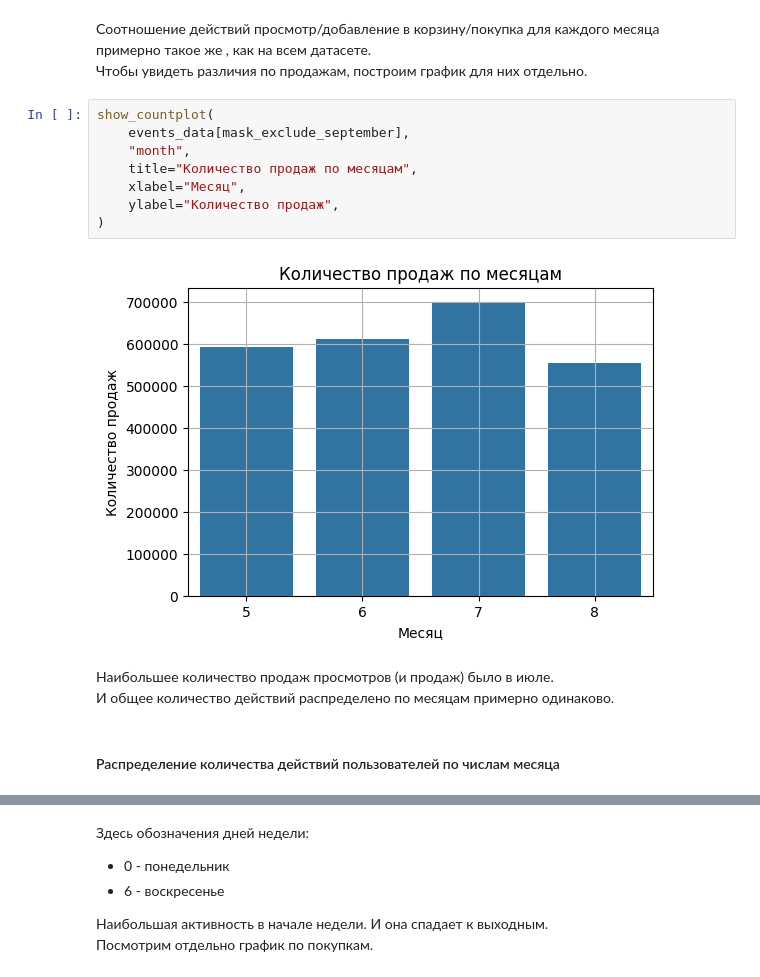
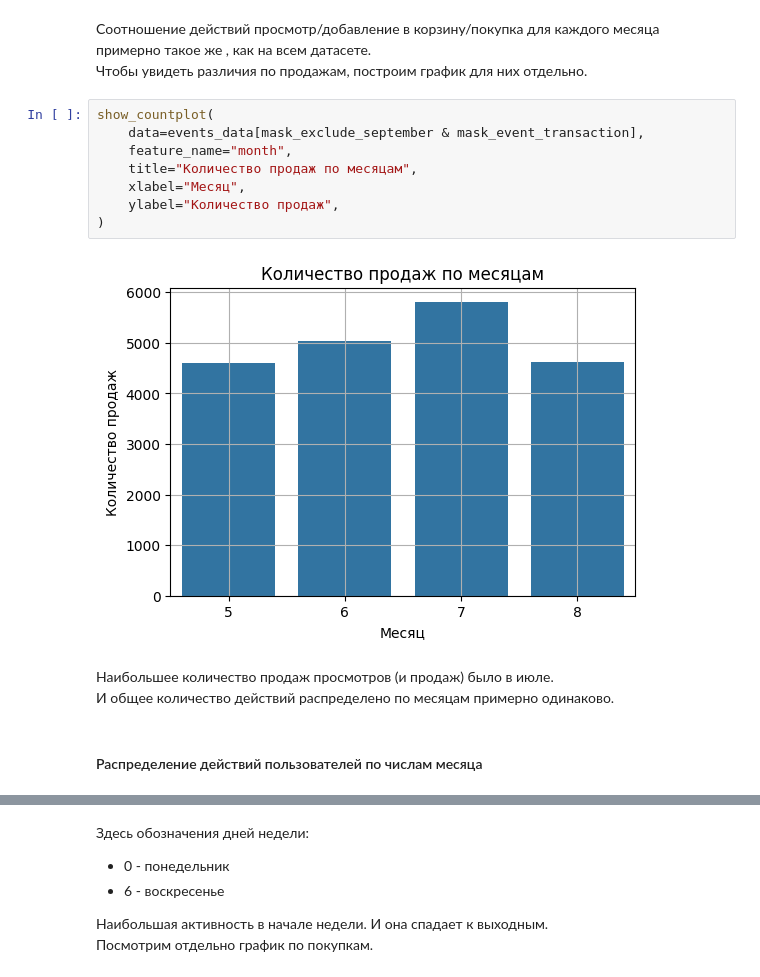
Before and after one commit to experiment0/product_recommendation_system, a Jupyter notebook: rec_sys/model_preparation/02_eda.ipynb, the cells around one changed output, grey strips where cells are left out. Cells and saved outputs as stored; diff of their text form.

```diff
--- a/rec_sys/model_preparation/02_eda.ipynb
+++ b/rec_sys/model_preparation/02_eda.ipynb
@@ -462,19 +469,19 @@ show_countplot(
 Чтобы увидеть различия по продажам, построим график для них отдельно.
 # %%
 show_countplot(
-    events_data[mask_exclude_september],
-    "month",
+    data=events_data[mask_exclude_september & mask_event_transaction],
+    feature_name="month",
     title="Количество продаж по месяцам",
     xlabel="Месяц",
     ylabel="Количество продаж",
 )
 # %% [output]
-[figure, old version]
+[figure, new version]
 # %% [markdown]
 Наибольшее количество продаж просмотров (и продаж) было в июле. \
 И общее количество действий распределено по месяцам примерно одинаково.
 # %% [markdown]
-#### Распределение количества действий пользователей по числам месяца
+#### Распределение действий пользователей по числам месяца
 # %%
 show_countplot(
     # Так же исключим сентябрь, т.к. за него не полные данные
```
Also changed, not shown: parts of 188 cells of this notebook, 10 other files.
